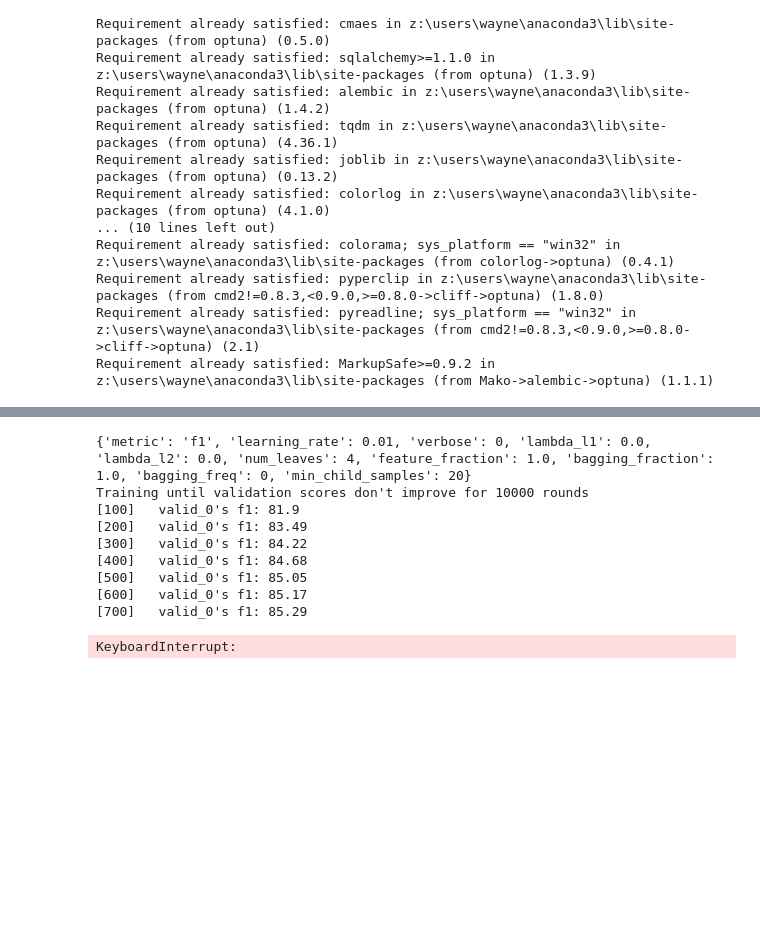
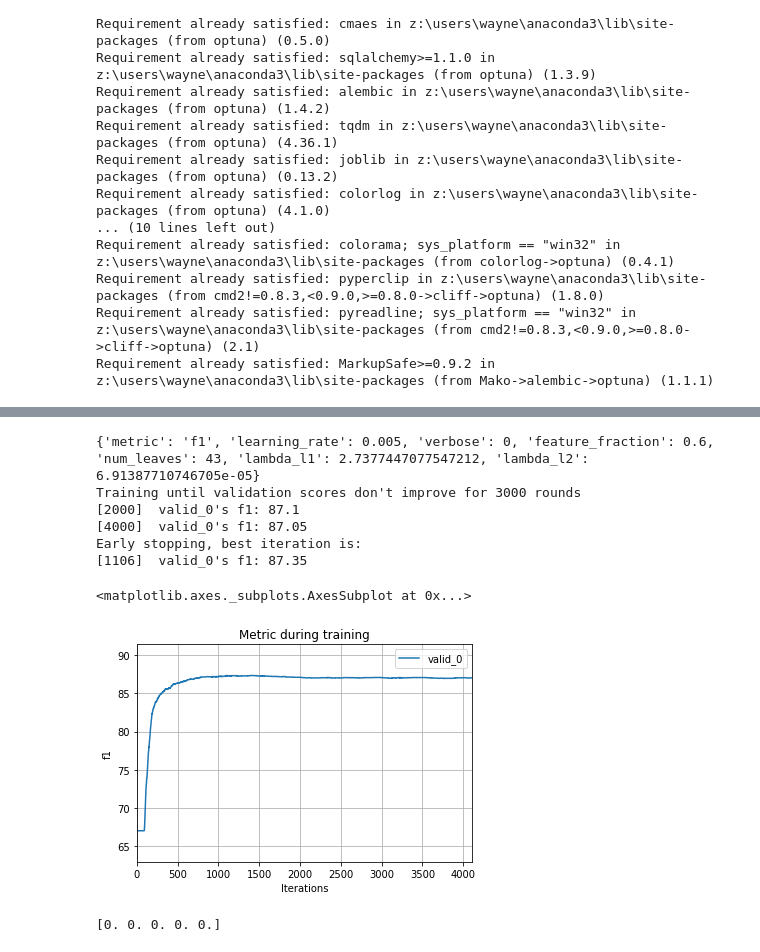
Before and after one commit to wangchi92/income-prediction, a Jupyter notebook: LightLGB.ipynb, the cells around one changed output, grey strips where cells are left out. Saved outputs shown, nothing was run; the diff lists cells and outputs as text; code cells hidden in the pictures; blank space fills up the shorter version.

```diff
--- a/LightLGB.ipynb
+++ b/LightLGB.ipynb
@@ -61,24 +58,27 @@ def convertCategoricalValuesToInt(df, columns):
 
     return output;
 
-train_data_lgb = train_data.drop(['native-country', 'education', 'fnlwgt'], axis=1)
-test_data_lgb = test_data.drop(['native-country', 'education', 'fnlwgt'], axis=1)
+#train_data_lgb = train_data.drop(['native-country', 'education', 'fnlwgt'], axis=1)
+#test_data_lgb = test_data.drop(['native-country', 'education', 'fnlwgt'], axis=1)
+train_data_lgb = train_data.drop(['education'], axis=1)
+test_data_lgb = test_data.drop(['education'], axis=1)
 
 x_train = train_data_lgb.drop('exceeds50K', axis=1)
 y_train = train_data_lgb['exceeds50K']
-x_test = test_data_lgb.drop('exceeds50K', axis=1)
-y_test = test_data_lgb['exceeds50K']
+x_test = test_data_lgb
 
 features = x_train.columns
-categorical_features = ['workclass', 'marital-status', 'occupation', 'relationship', 'sex']
+categorical_features = ['workclass', 'marital-status', 'occupation', 'relationship', 'sex', 'native-country']
 categorical_features_numbered = [c for c, col in enumerate(features) if col in categorical_features]
 
 x_train = convertCategoricalValuesToInt(x_train, categorical_features)
 x_test = convertCategoricalValuesToInt(x_test, categorical_features)
 print(x_train.head())
 
+x_train, x_valid, y_train, y_valid = train_test_split(x_train, y_train, test_size=0.25, random_state=42, shuffle=True)
+
 x_train = optunalgb.Dataset(x_train, label=y_train, categorical_feature=categorical_features_numbered, free_raw_data=False)
-x_test = optunalgb.Dataset(x_test, label=y_test, free_raw_data=False)
+x_valid = optunalgb.Dataset(x_valid, label=y_valid, free_raw_data=False)
 
 def lgb_f1_score(y_hat, data):
     y_true = data.get_label()
@@ -182,24 +168,35 @@ Early stopping, best iteration is:
 # %%
-parameters = {**parameters, **best_params}
+parameters = {
+    'metric': 'f1',
+    'learning_rate': 0.005,
+    'verbose': 0,
+    'feature_fraction': 0.6,
+    'num_leaves': 43,
+    'lambda_l1': 2.7377447077547212, 'lambda_l2': 6.91387710746705e-05
+}
+#parameters = {**parameters, **best_params}
 print(parameters)
 evals_result = {}
 model = lgb.train(parameters,
                        x_train,
-                       valid_sets=x_test,
-                       num_boost_round=10000,
-                       early_stopping_rounds=10000,
+                       valid_sets=x_valid,
+                       num_boost_round=30000,
+                       early_stopping_rounds=3000,
                        feval=lgb_f1_score,
                        evals_result=evals_result,
-                       verbose_eval=100)
+                       verbose_eval=2000)
 lgb.plot_metric(evals_result, metric='f1')
 # %% [output]
-{'metric': 'f1', 'learning_rate': 0.01, 'verbose': 0, 'lambda_l1': 0.0, 'lambda_l2': 0.0, 'num_leaves': 4, 'feature_fraction': 1.0, 'bagging_fraction': 1.0, 'bagging_freq': 0, 'min_child_samples': 20}
-Training until validation scores don't improve for 10000 rounds
-[100]   valid_0's f1: 81.9
-[200]   valid_0's f1: 83.49
-[300]   valid_0's f1: 84.22
-[400]   valid_0's f1: 84.68
-[500]   valid_0's f1: 85.05
-[600]   valid_0's f1: 85.17
-[700]   valid_0's f1: 85.29
+{'metric': 'f1', 'learning_rate': 0.005, 'verbose': 0, 'feature_fraction': 0.6, 'num_leaves': 43, 'lambda_l1': 2.7377447077547212, 'lambda_l2': 6.91387710746705e-05}
+Training until validation scores don't improve for 3000 rounds
+[2000]  valid_0's f1: 87.1
+[4000]  valid_0's f1: 87.05
+Early stopping, best iteration is:
+[1106]  valid_0's f1: 87.35
-KeyboardInterrupt:
+<matplotlib.axes._subplots.AxesSubplot at 0x...>
+[figure, added]
+# %%
+y_pred = np.round(model.predict(x_test))
+print(y_pred[:5])
+# %% [output]
+[0. 0. 0. 0. 0.]
```
Also changed, not shown: parts of 5 cells of this notebook, 2 other files.
